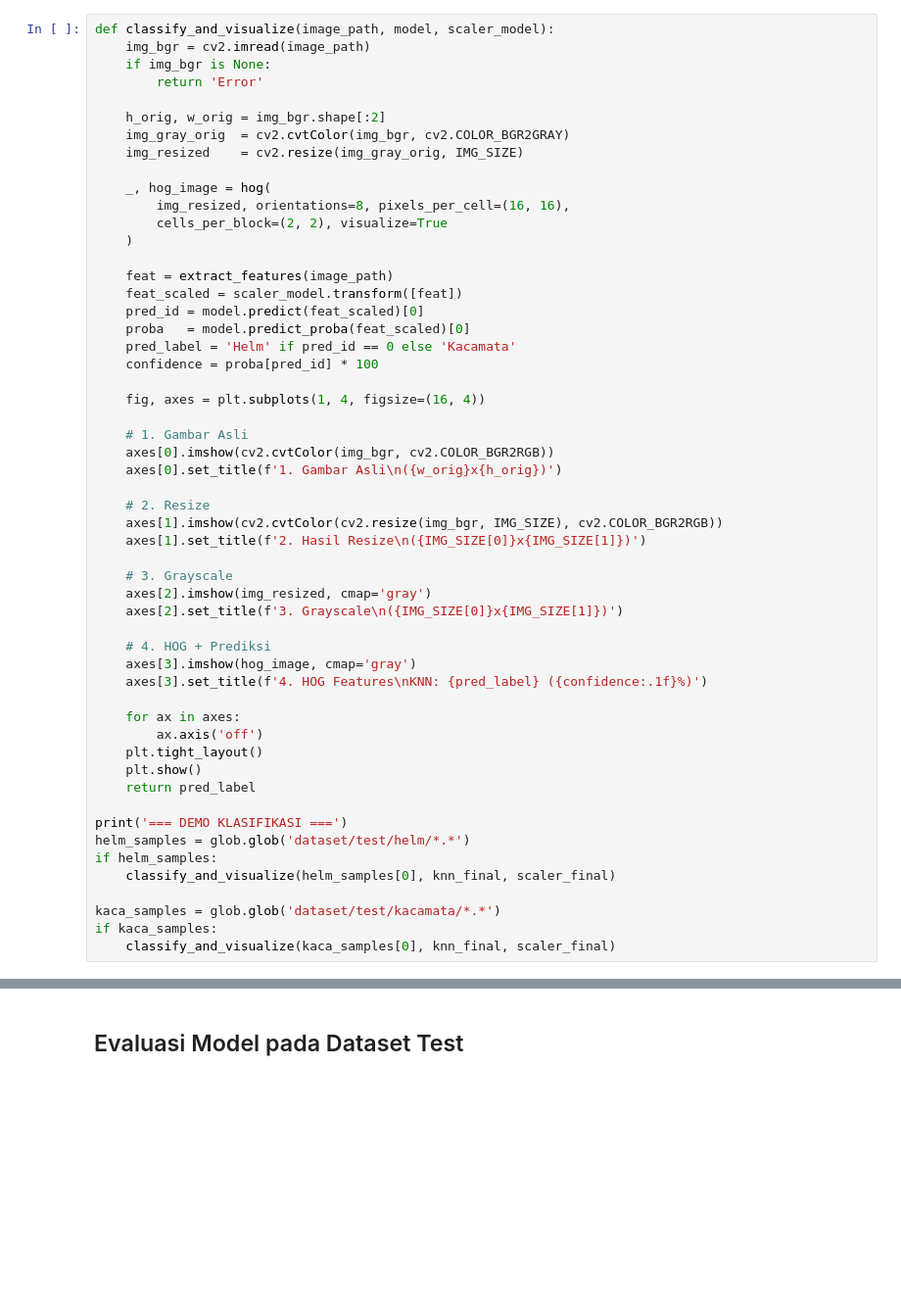
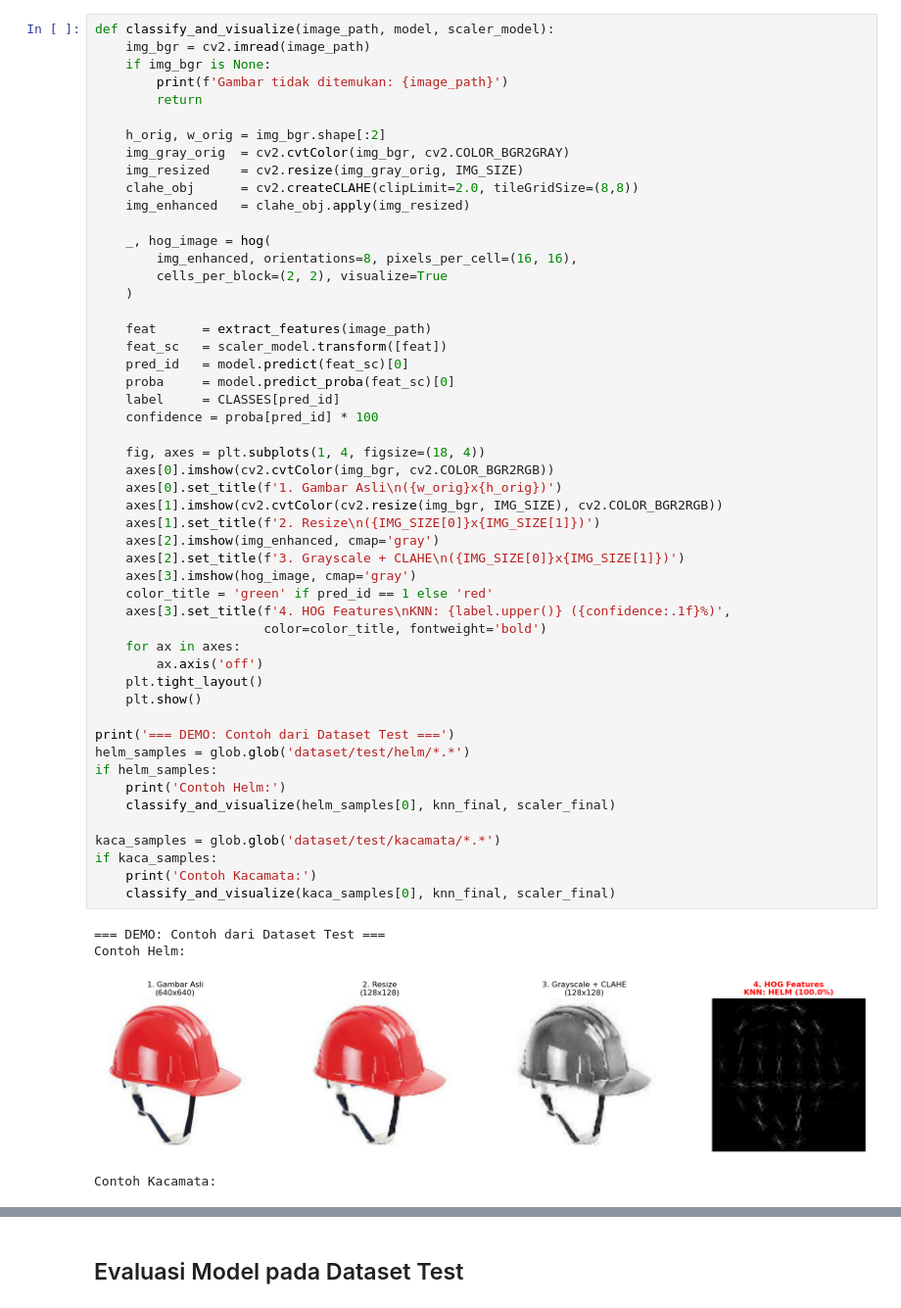
Before and after one commit to DwikyRezza/klasifikasi-APD-menggunakan-KNN, a Jupyter notebook: new_knn.ipynb, the cells around one changed output, grey strips where cells are left out. Shown at 98% size. Drawn from its saved outputs; the diff is of its cells as text; blank space fills up the shorter version.

```diff
--- a/new_knn.ipynb
+++ b/new_knn.ipynb
@@ -141,53 +171,55 @@ Menampilkan setiap tahapan preprocessing untuk satu contoh gambar dari masing-ma
 def classify_and_visualize(image_path, model, scaler_model):
     img_bgr = cv2.imread(image_path)
     if img_bgr is None:
-        return 'Error'
+        print(f'Gambar tidak ditemukan: {image_path}')
+        return
 
     h_orig, w_orig = img_bgr.shape[:2]
     img_gray_orig  = cv2.cvtColor(img_bgr, cv2.COLOR_BGR2GRAY)
     img_resized    = cv2.resize(img_gray_orig, IMG_SIZE)
+    clahe_obj      = cv2.createCLAHE(clipLimit=2.0, tileGridSize=(8,8))
+    img_enhanced   = clahe_obj.apply(img_resized)
 
     _, hog_image = hog(
-        img_resized, orientations=8, pixels_per_cell=(16, 16),
+        img_enhanced, orientations=8, pixels_per_cell=(16, 16),
         cells_per_block=(2, 2), visualize=True
     )
 
-    feat = extract_features(image_path)
-    feat_scaled = scaler_model.transform([feat])
-    pred_id = model.predict(feat_scaled)[0]
-    proba   = model.predict_proba(feat_scaled)[0]
-    pred_label = 'Helm' if pred_id == 0 else 'Kacamata'
+    feat      = extract_features(image_path)
+    feat_sc   = scaler_model.transform([feat])
+    pred_id   = model.predict(feat_sc)[0]
+    proba     = model.predict_proba(feat_sc)[0]
+    label     = CLASSES[pred_id]
     confidence = proba[pred_id] * 100
 
-    fig, axes = plt.subplots(1, 4, figsize=(16, 4))
-
-    # 1. Gambar Asli
+    fig, axes = plt.subplots(1, 4, figsize=(18, 4))
     axes[0].imshow(cv2.cvtColor(img_bgr, cv2.COLOR_BGR2RGB))
     axes[0].set_title(f'1. Gambar Asli\n({w_orig}x{h_orig})')
-
-    # 2. Resize
     axes[1].imshow(cv2.cvtColor(cv2.resize(img_bgr, IMG_SIZE), cv2.COLOR_BGR2RGB))
-    axes[1].set_title(f'2. Hasil Resize\n({IMG_SIZE[0]}x{IMG_SIZE[1]})')
-
-    # 3. Grayscale
-    axes[2].imshow(img_resized, cmap='gray')
-    axes[2].set_title(f'3. Grayscale\n({IMG_SIZE[0]}x{IMG_SIZE[1]})')
-
-    # 4. HOG + Prediksi
+    axes[1].set_title(f'2. Resize\n({IMG_SIZE[0]}x{IMG_SIZE[1]})')
+    axes[2].imshow(img_enhanced, cmap='gray')
+    axes[2].set_title(f'3. Grayscale + CLAHE\n({IMG_SIZE[0]}x{IMG_SIZE[1]})')
     axes[3].imshow(hog_image, cmap='gray')
-    axes[3].set_title(f'4. HOG Features\nKNN: {pred_label} ({confidence:.1f}%)')
-
+    color_title = 'green' if pred_id == 1 else 'red'
+    axes[3].set_title(f'4. HOG Features\nKNN: {label.upper()} ({confidence:.1f}%)',
+                      color=color_title, fontweight='bold')
     for ax in axes:
         ax.axis('off')
     plt.tight_layout()
     plt.show()
-    return pred_label
 
-print('=== DEMO KLASIFIKASI ===')
+print('=== DEMO: Contoh dari Dataset Test ===')
 helm_samples = glob.glob('dataset/test/helm/*.*')
 if helm_samples:
+    print('Contoh Helm:')
     classify_and_visualize(helm_samples[0], knn_final, scaler_final)
 
 kaca_samples = glob.glob('dataset/test/kacamata/*.*')
 if kaca_samples:
+    print('Contoh Kacamata:')
     classify_and_visualize(kaca_samples[0], knn_final, scaler_final)
+# %% [output]
+=== DEMO: Contoh dari Dataset Test ===
+Contoh Helm:
+[figure, added]
+Contoh Kacamata:
```
Also changed, not shown: parts of 13 cells of this notebook, 2 other files.
